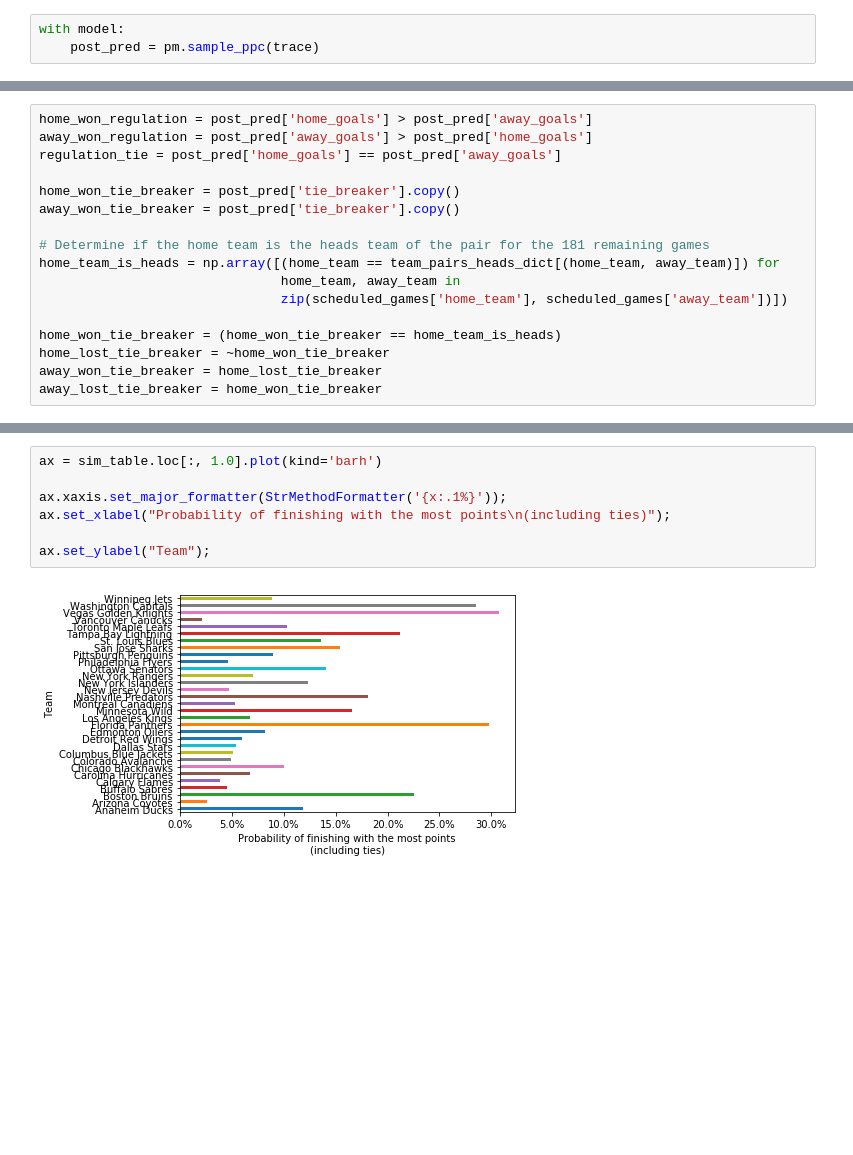
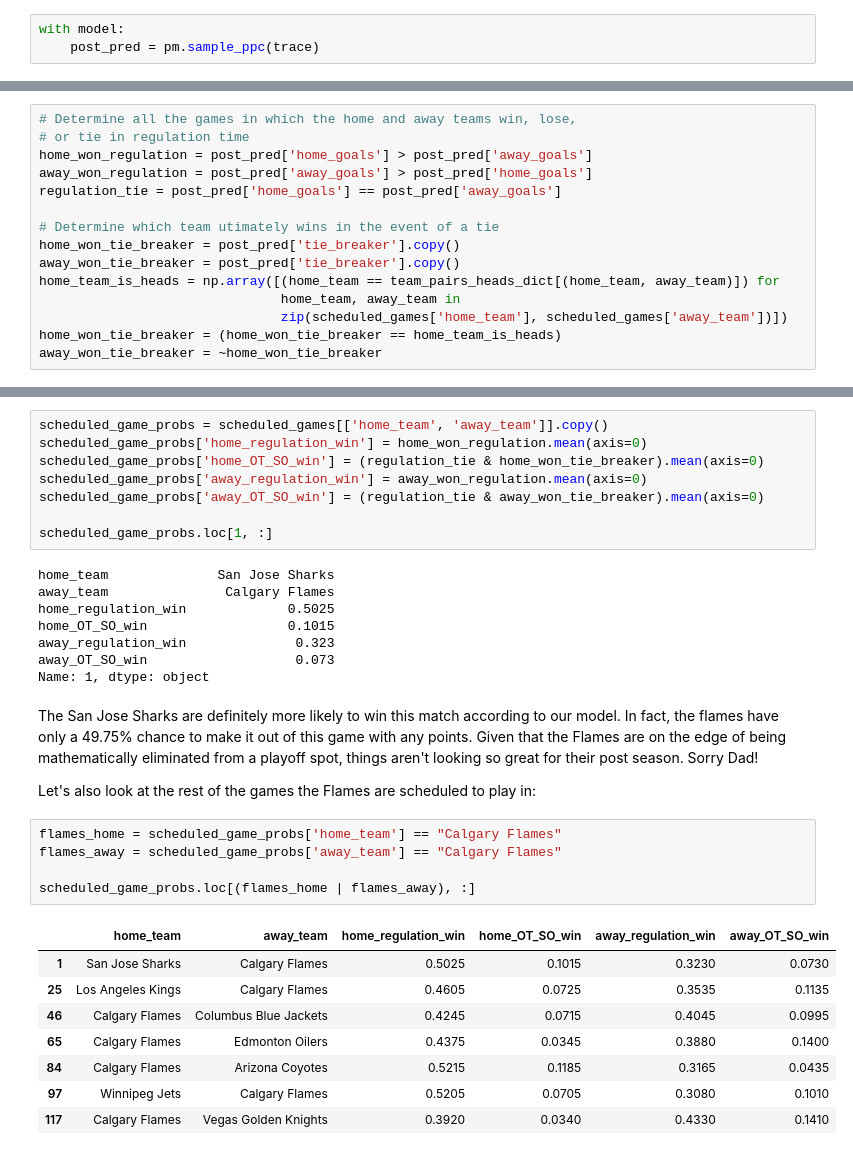
Before and after one commit to evjrob/everettsprojects.com, a Jupyter notebook: _drafts/modeling-the-nhl/Modeling the NHL.ipynb, the cells around one changed output, grey strips where cells are left out. Cells and saved outputs as stored; diff of their text form; blank space fills up the shorter version.

```diff
--- a/_drafts/modeling-the-nhl/Modeling the NHL.ipynb
+++ b/_drafts/modeling-the-nhl/Modeling the NHL.ipynb
@@ -281,17 +339,15 @@ print(scheduled_games.shape)
 # %%
+# Determine all the games in which the home and away teams win, lose,
+# or tie in regulation time
 home_won_regulation = post_pred['home_goals'] > post_pred['away_goals']
 away_won_regulation = post_pred['away_goals'] > post_pred['home_goals']
 regulation_tie = post_pred['home_goals'] == post_pred['away_goals']
 
+# Determine which team utimately wins in the event of a tie
 home_won_tie_breaker = post_pred['tie_breaker'].copy()
 away_won_tie_breaker = post_pred['tie_breaker'].copy()
-
-# Determine if the home team is the heads team of the pair for the 181 remaining games
 home_team_is_heads = np.array([(home_team == team_pairs_heads_dict[(home_team, away_team)]) for
                                home_team, away_team in
                                zip(scheduled_games['home_team'], scheduled_games['away_team'])])
-
 home_won_tie_breaker = (home_won_tie_breaker == home_team_is_heads)
-home_lost_tie_breaker = ~home_won_tie_breaker
-away_won_tie_breaker = home_lost_tie_breaker
-away_lost_tie_breaker = home_won_tie_breaker
+away_won_tie_breaker = ~home_won_tie_breaker
@@ -376,9 +354,34 @@ sim_table
-# %%
-ax = sim_table.loc[:, 1.0].plot(kind='barh')
-
-ax.xaxis.set_major_formatter(StrMethodFormatter('{x:.1%}'));
-ax.set_xlabel("Probability of finishing with the most points\n(including ties)");
-
-ax.set_ylabel("Team");
-# %% [output]
-[figure, removed]
+# %%
+scheduled_game_probs = scheduled_games[['home_team', 'away_team']].copy()
+scheduled_game_probs['home_regulation_win'] = home_won_regulation.mean(axis=0)
+scheduled_game_probs['home_OT_SO_win'] = (regulation_tie & home_won_tie_breaker).mean(axis=0)
+scheduled_game_probs['away_regulation_win'] = away_won_regulation.mean(axis=0)
+scheduled_game_probs['away_OT_SO_win'] = (regulation_tie & away_won_tie_breaker).mean(axis=0)
+
+scheduled_game_probs.loc[1, :]
+# %% [output]
+home_team              San Jose Sharks
+away_team               Calgary Flames
+home_regulation_win             0.5025
+home_OT_SO_win                  0.1015
+away_regulation_win              0.323
+away_OT_SO_win                   0.073
+Name: 1, dtype: object
+# %% [markdown]
+The San Jose Sharks are definitely more likely to win this match according to our model. In fact, the flames have only a 49.75% chance to make it out of this game with any points. Given that the Flames are on the edge of being mathematically eliminated from a playoff spot, things aren't looking so great for their post season. Sorry Dad!
+
+Let's also look at the rest of the games the Flames are scheduled to play in:
+# %%
+flames_home = scheduled_game_probs['home_team'] == "Calgary Flames"
+flames_away = scheduled_game_probs['away_team'] == "Calgary Flames"
+
+scheduled_game_probs.loc[(flames_home | flames_away), :]
+# %% [output]
+|  | home_team | away_team | home_regulation_win | home_OT_SO_win | away_regulation_win | away_OT_SO_win |
+| 1 | San Jose Sharks | Calgary Flames | 0.5025 | 0.1015 | 0.3230 | 0.0730 |
+| 25 | Los Angeles Kings | Calgary Flames | 0.4605 | 0.0725 | 0.3535 | 0.1135 |
+| 46 | Calgary Flames | Columbus Blue Jackets | 0.4245 | 0.0715 | 0.4045 | 0.0995 |
+| 65 | Calgary Flames | Edmonton Oilers | 0.4375 | 0.0345 | 0.3880 | 0.1400 |
+| 84 | Calgary Flames | Arizona Coyotes | 0.5215 | 0.1185 | 0.3165 | 0.0435 |
+| 97 | Winnipeg Jets | Calgary Flames | 0.5205 | 0.0705 | 0.3080 | 0.1010 |
+| 117 | Calgary Flames | Vegas Golden Knights | 0.3920 | 0.0340 | 0.4330 | 0.1410 |
```
Also changed, not shown: parts of 32 cells of this notebook, 9 other files.
